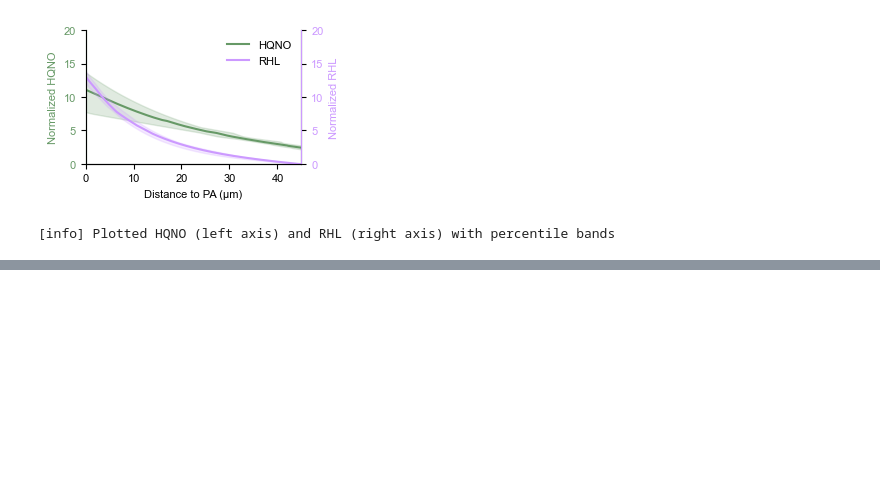
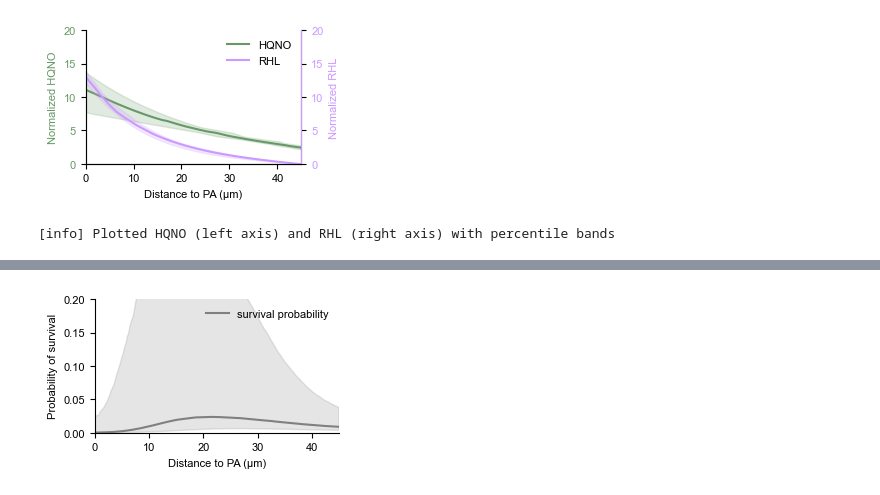
Before and after one commit to simonvanvliet/SpatialToleranceModel, a Jupyter notebook: 4_1D_model_predictions/2_predict_survival.ipynb, the cells around one changed output, grey strips where cells are left out. Saved outputs shown, nothing was run; the diff lists cells and outputs as text; code cells hidden in the pictures; blank space fills up the shorter version.

Commit message:
Updated model prediction, CI estimation

```diff
--- a/4_1D_model_predictions/2_predict_survival.ipynb
+++ b/4_1D_model_predictions/2_predict_survival.ipynb
@@ -351,0 +410,48 @@ print(f"[info] Plotted HQNO (left axis) and RHL (right axis) with percentile ban
+# %%
+
+# --- Predict survival probabilities from sampled parameters ---
+y_fit = np.linspace(0, 45, 181)
+n_samples = 10000
+model_params = cfg['hqno_max_60']['parameters']
+
+# Sample parameters from empirical distributions using bootstrap resampling
+sampled_pars = [sample_from_ecdf(measured_par.to_numpy(), n_samples) for measured_par in [df_hqno_fit['c_max'],
+                                                                              df_hqno_fit['L'],
+                                                                              df_hqno_fit['A'],
+                                                                              df_rhl_fit['c_max'],
+                                                                              df_rhl_fit['L'],
+                                                                              df_rhl_fit['A']]]
+# Predict survival for each sampled parameter set
+model_outputs = []
+for i, (c_max_H, L_H, A_H, c_max_R, L_R, A_R) in enumerate(zip(*sampled_pars)):
+    predict_survival = {'sample_id': i,
+                        'y_um': y_fit,
+                        'survival': predict_survival_from_par(y_fit, c_max_H, L_H, A_H, c_max_R, L_R, A_R, model_params)}
+    model_outputs.append(predict_survival)
+
+df_model_outputs = pd.DataFrame(model_outputs).explode(['y_um', 'survival']).reset_index(drop=True)
+
+# --- plot predicted survival from conc ---
+
+left_data = [{
+    'df': df_model_outputs,
+    'y_col': 'survival',
+    'label': 'survival probability',
+    'color': 'grey',
+    'ylabel': 'Probability of survival',
+    'ylim': (0, y_axis[model][0]),
+    'yticks': y_axis[model][1]
+}]
+
+x_config = {
+    'xlabel': "Distance to PA (µm)",
+    'xlim': (0, 45)
+}
+
+fig, ax = plot_dual_axis_percentiles(left_axis_data=left_data,
+                                        x_col='y_um', x_config=x_config,
+                                        percentiles=[25, 50, 75],
+                                        figsize=(final_width_in, final_height_in),
+                                        font_size=font_size)
+# %% [output]
+[figure, added]
```
Also changed, not shown: parts of 7 cells of this notebook, 6 other files.
